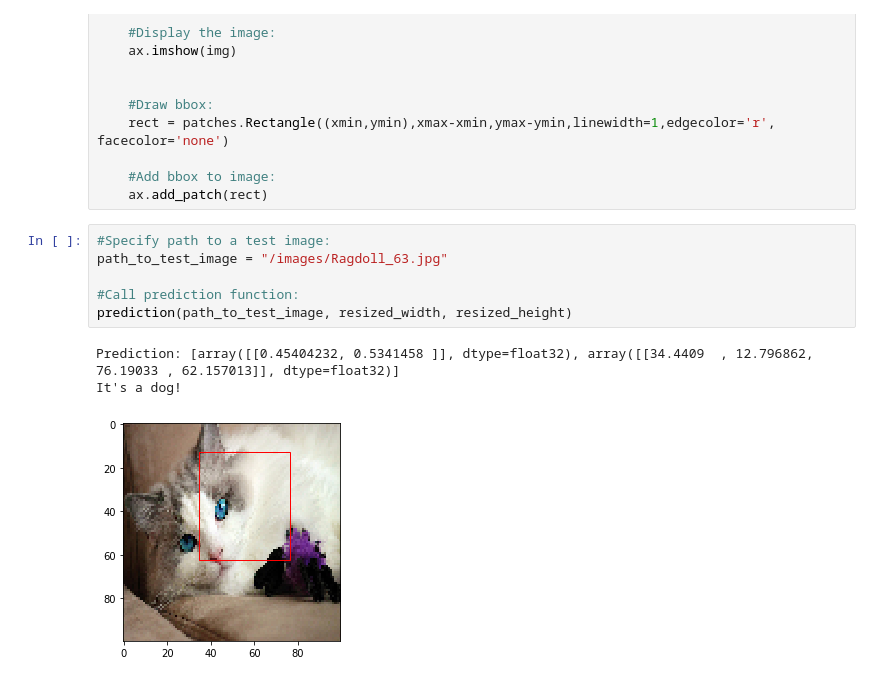
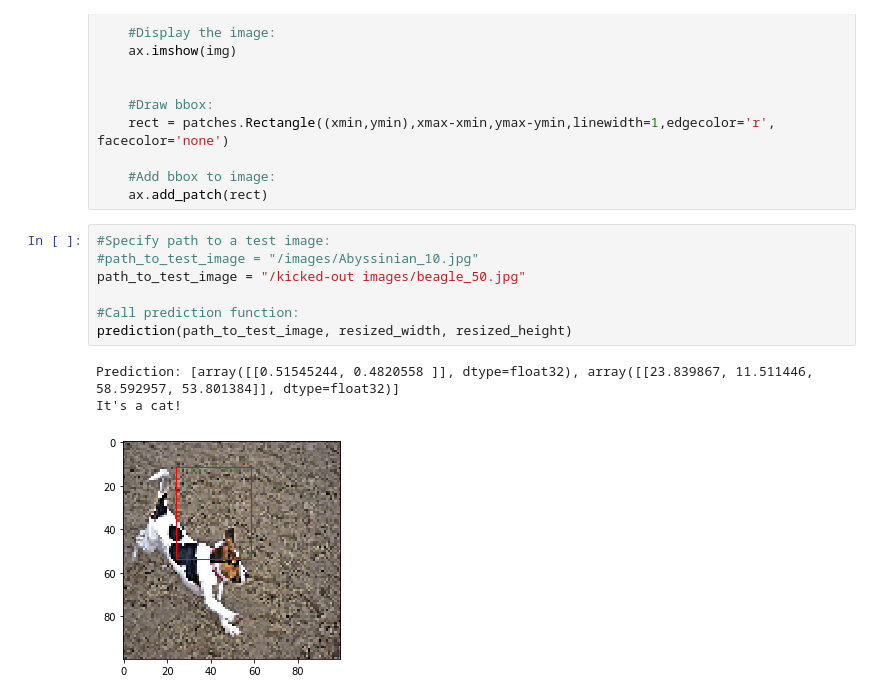
Before and after one commit to MJimitater/Object-Detection, a Jupyter notebook: Dogs_vs_Cats_Localization_functional.ipynb, the cells around one changed output. Cells and saved outputs as stored; diff of their text form.

```diff
--- a/Dogs_vs_Cats_Localization_functional.ipynb
+++ b/Dogs_vs_Cats_Localization_functional.ipynb
@@ -470,11 +729,12 @@ def prediction(path_to_test_image, resized_width, resized_height):
     ax.add_patch(rect)
 # %%
 #Specify path to a test image:
-path_to_test_image = "/images/Ragdoll_63.jpg"
+#path_to_test_image = "/images/Abyssinian_10.jpg"
+path_to_test_image = "/kicked-out images/beagle_50.jpg"
 
 #Call prediction function:
 prediction(path_to_test_image, resized_width, resized_height)
 # %% [output]
-Prediction: [array([[0.45404232, 0.5341458 ]], dtype=float32), array([[34.4409  , 12.796862, 76.19033 , 62.157013]], dtype=float32)]
-It's a dog!
+Prediction: [array([[0.51545244, 0.4820558 ]], dtype=float32), array([[23.839867, 11.511446, 58.592957, 53.801384]], dtype=float32)]
+It's a cat!
-[figure, old version]
+[figure, new version]
```
Also changed, not shown: parts of 11 cells of this notebook.
